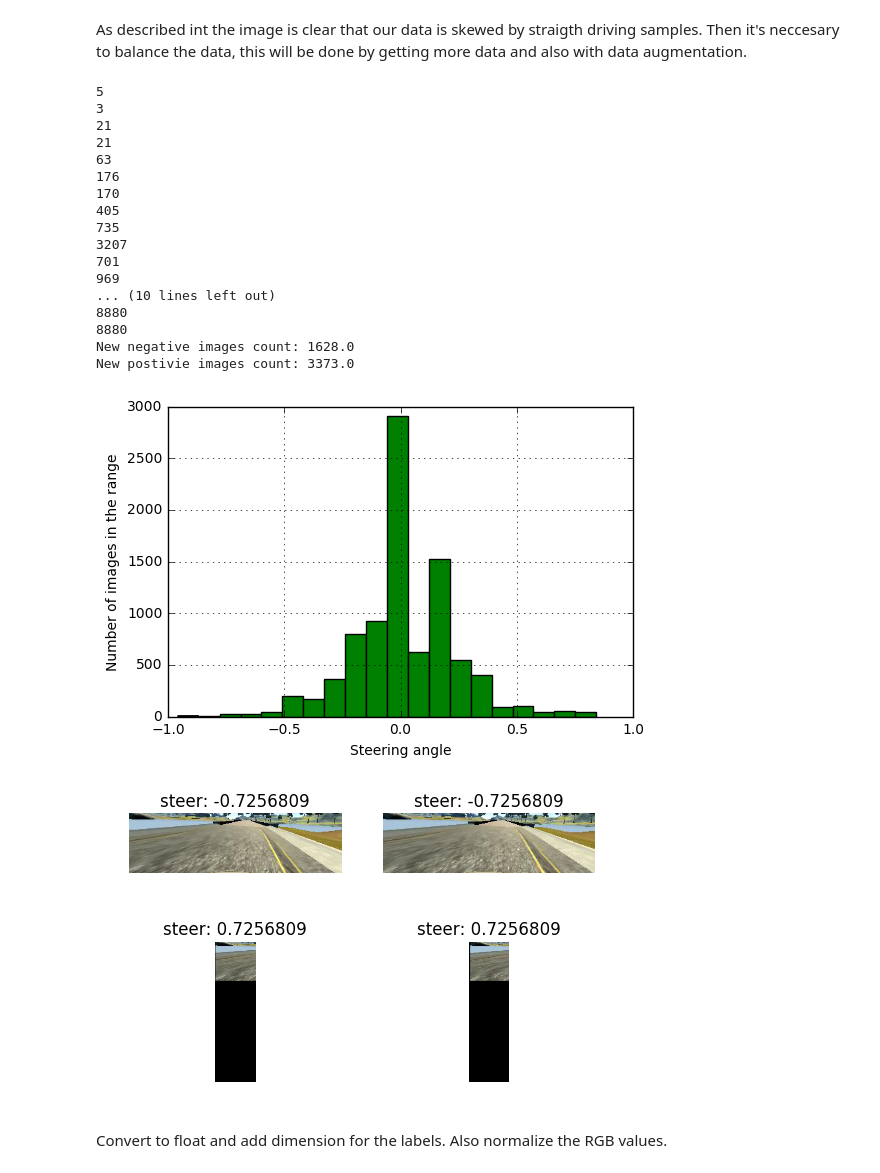
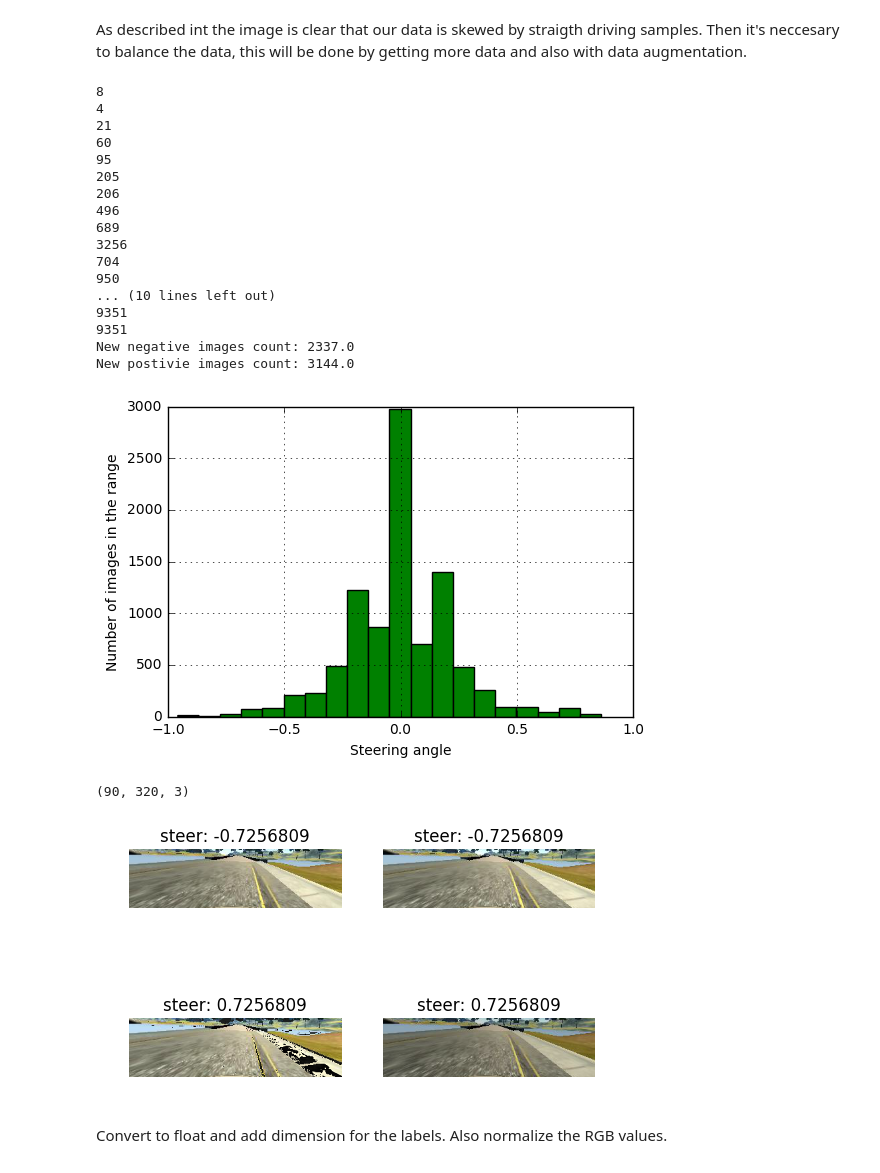
Before and after one commit to yhoazk/CarND-Behavioral-Cloning-P3, a Jupyter notebook: ExploreAndPreprocessData.ipynb, the cells around one changed output. Saved outputs shown, nothing was run; the diff lists cells and outputs as text; code cells hidden in the pictures.

```diff
--- a/ExploreAndPreprocessData.ipynb
+++ b/ExploreAndPreprocessData.ipynb
@@ -164,7 +166,14 @@ random.seed(7)
 def mirror(image):
     mirr_img = cv2.flip(image,1)
     #label = label * -1. ## add little offset so the image is not exactly the same
-    return (mirr_img )
+    return (np.add(mirr_img, random.uniform (-0.3, 0.3) ))
+
+def brightness(image):
+    im = cv2.cvtColor(image,cv2.COLOR_RGB2HSV)
+    im[:,:,2] = np.multiply(im[:,:,2], .3+np.random.uniform())
+    im = cv2.cvtColor(im,cv2.COLOR_HSV2RGB)
+    return im
+
 
 def translate(image):
     i = random
@@ -198,42 +207,42 @@ for x in range(len(n)):
 
 #remove 40% of images with steering close to zero
 for i, (lbl, img) in enumerate(zip(y[10], X[10])):
-    if random.random() >=0.4:
+    if random.random() >=0.2:
         y[10].pop(i)
         X[10].pop(i)
 
 #Add more data by augmentation in each bin, first try to balance
 
 for i, (lbl, img) in enumerate(zip(y[11], X[11])):
-    if random.random() >=0.6:
-        y[11].append(-1.*lbl)
+    if random.random() >=0.4:
+        y[11].append((-1.*lbl) + random.uniform (-0.006, 0.006))
         X[11].append(mirror(img))
 
 for i, (lbl, img) in enumerate(zip(y[8], X[8])):
-    if random.random() >=0.3:
-        y[20-8].append(-1.*lbl)
+    if random.random() >=0.7:
+        y[20-8].append((-1.*lbl) +  random.uniform (-0.006, 0.006))
         X[20-8].append(mirror(img))
 
 for i, (lbl, img) in enumerate(zip(y[13], X[13])):
-    if random.random() >=0.6:
-        y[20-13].append(-1.*lbl)
+    if random.random() >=0.5:
+        y[20-13].append((-1.*lbl) + random.uniform (-0.006, 0.006))
         X[20-13].append(mirror(img))
 
 for i, (lbl, img) in enumerate(zip(y[7], X[7])):
-    if random.random() >=0.3:
-        y[20-7].append(-1.*lbl)
+    if random.random() >=0.6:
+        y[20-7].append((-1.*lbl) +  random.uniform (-0.006, 0.006))
         X[20-7].append(mirror(img))
 
 
 
 for i, (lbl, img) in enumerate(zip(y[14], X[14])):
-    if random.random() >=0.6:
-        y[20-14].append(-1.*lbl)
+    if random.random() >=0.7:
+        y[20-14].append((-1.*lbl) +  random.uniform (-0.006, 0.006))
         X[20-14].append(mirror(img))
 
 for i, (lbl, img) in enumerate(zip(y[6], X[6])):
-    if random.random() >=0.3:
-        y[20-6].append(-1.*lbl)
+    if random.random() >=0.7:
+        y[20-6].append((-1.*lbl) +  random.uniform (-0.006, 0.006))
         X[20-6].append(mirror(img))
 
 
@@ -278,29 +287,30 @@ plt.ylabel('Number of images in the range')
 plt.grid(True)
 plt.show()
 # %% [output]
-5
-3
+8
+4
 21
-21
-63
-176
-170
-405
-735
-3207
-701
-969
+60
+95
+205
+206
+496
+689
+3256
+704
+950
 ... (10 lines left out)
-8880
-8880
-New negative images count: 1628.0
-New postivie images count: 3373.0
+9351
+9351
+New negative images count: 2337.0
+New postivie images count: 3144.0
-[figure, old version]
+[figure, new version]
 # %%
 l = 25
-plot_imgArr([*X[l:l+2],translate(X[l]), translate(X[l+1]) ], label=[*y[l:l+2], -y[l], -y[l+1]]) ## Print olny 4 images
+plot_imgArr([*X[l:l+2],brightness(X[l]), brightness(X[l+1]) ], label=[*y[l:l+2], -y[l], -y[l+1]]) ## Print olny 4 images
 # %% [output]
+(90, 320, 3)
-[figure, old version]
+[figure, new version]
 # %% [markdown]
 Convert to float and add dimension for the labels.
 Also normalize the RGB values.
```
Also changed, not shown: parts of 9 cells of this notebook.
